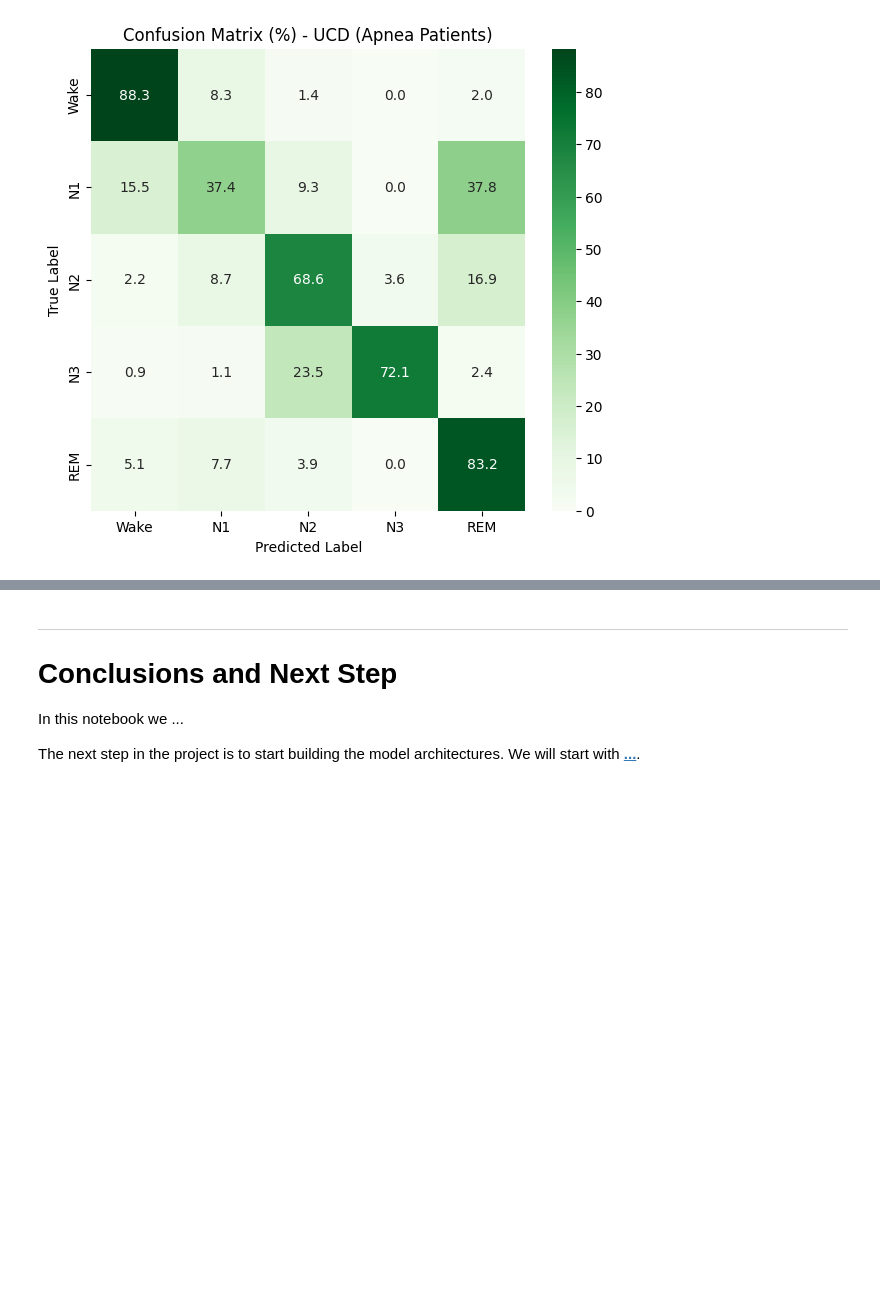
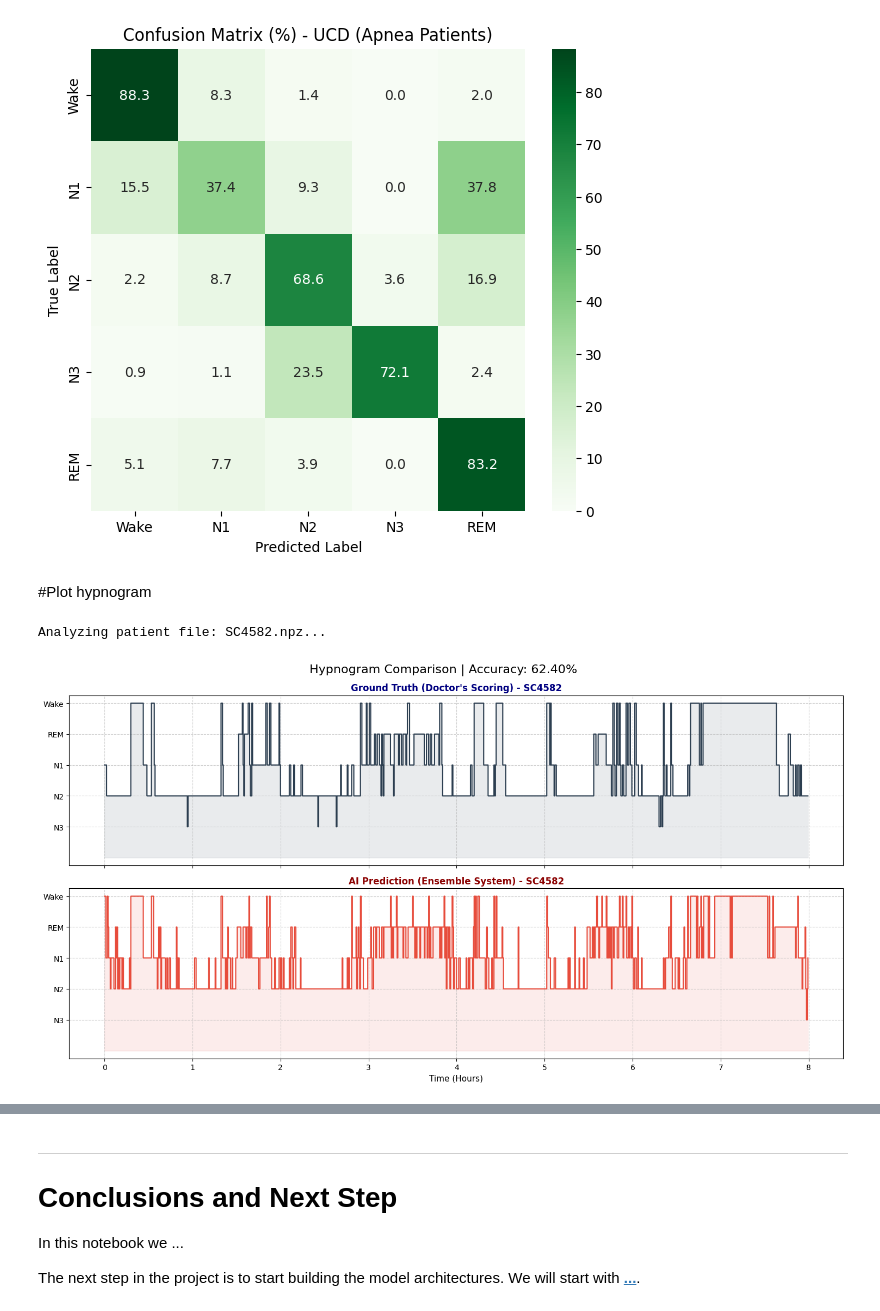
Before and after one commit to CarmenTheodoraCraciun/ML-Sleep-Quality-Based-EEG-Signals, a Jupyter notebook: 4_Sleep_Quality_ML_Bi_LSTM.ipynb, the cells around one changed output, grey strips where cells are left out. Drawn from its saved outputs; the diff is of its cells as text; code cells hidden in the pictures; blank space fills up the shorter version.

Commit message:
add hypno plots

```diff
--- a/4_Sleep_Quality_ML_Bi_LSTM.ipynb
+++ b/4_Sleep_Quality_ML_Bi_LSTM.ipynb
@@ -1078,3 +1073,5 @@ Accuracy for UCD (Apnea Patients): 71.59%
 weighted avg       0.74      0.72      0.72      3558
 [figure]
 [figure]
+# %% [markdown]
+#Plot hypnogram
@@ -1080,0 +1182,18 @@ weighted avg       0.74      0.72      0.72      3558
+# %%
+file_candidates = glob.glob(base_path + '/process_dataset/test/SC4582.npz')
+
+if file_candidates:
+    test_file = file_candidates[0]
+    if 'models' in locals() and models:
+        real_labels, pred_labels = predict_single_patient(test_file, models, [1.0, 1.0, 0.8], device)
+
+        if real_labels is not None:
+            patient_id = os.path.basename(test_file).replace('.npz', '')
+            plot_hypnogram(real_labels, pred_labels, patient_id)
+    else:
+        print("Models are not loaded into memory!")
+else:
+    print("We couldn't find the file in the given path.")
+# %% [output]
+Analyzing patient file: SC4582.npz...
+[figure, added]
```
Also changed, not shown: parts of 11 cells of this notebook.
